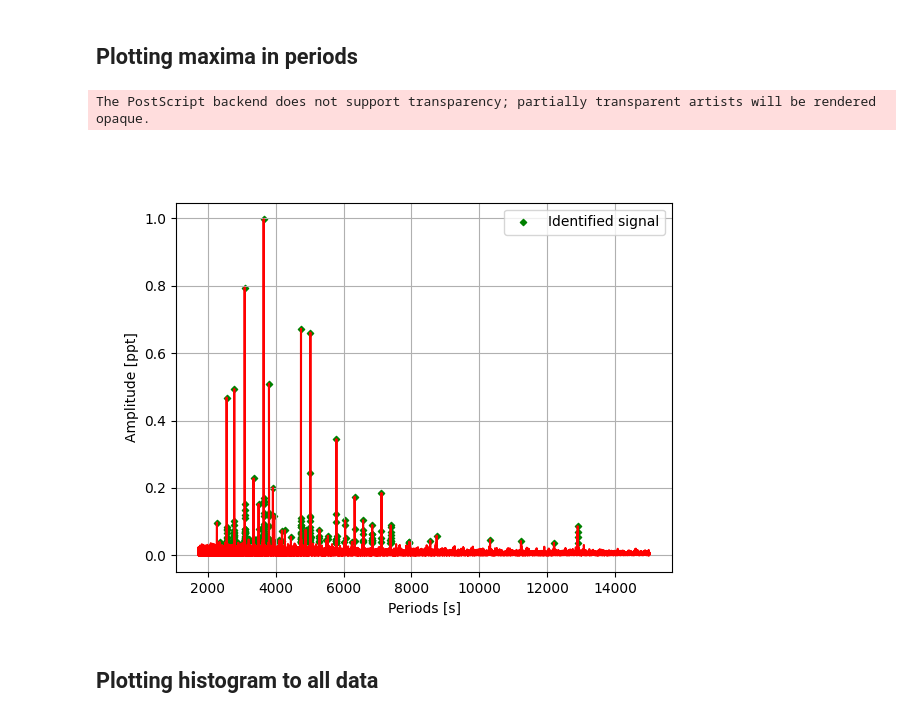
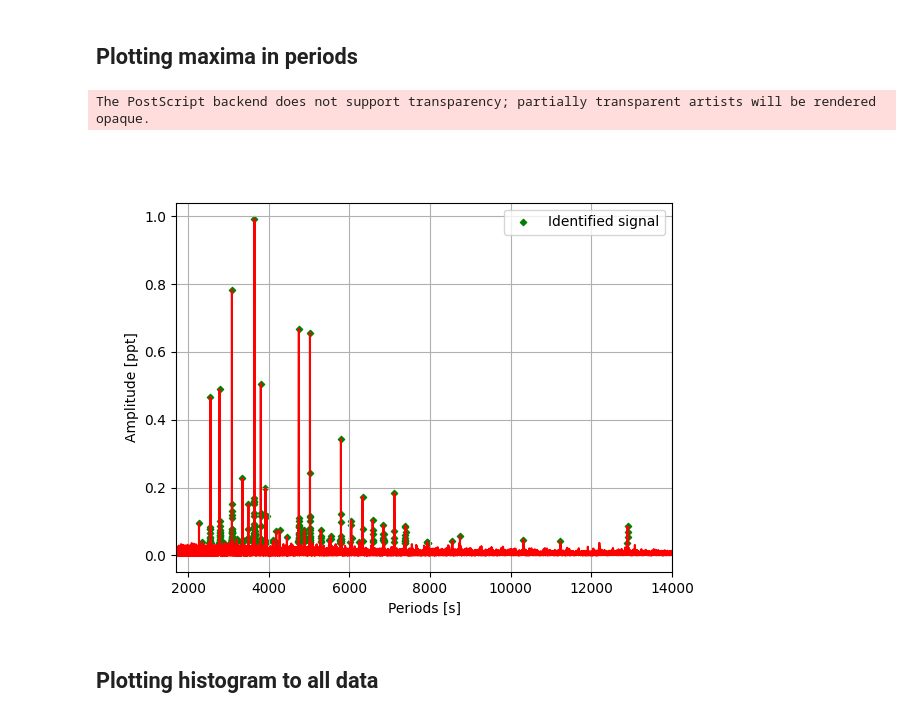
Before and after one commit to RadekKlucz/identification-of-sdBV-star-pulsed-modes, a Jupyter notebook: main/main.ipynb, the cells around one changed output. Saved outputs shown, nothing was run; the diff lists cells and outputs as text; code cells hidden in the pictures.

```diff
--- a/main/main.ipynb
+++ b/main/main.ipynb
@@ -66,15 +62,16 @@ axis_1.grid()
 # %%
 figure_2 = plt.figure() #plotting maxima in periods
 axis_2 = figure_2.subplots()
 axis_2.plot(Load.periods[-575000:], Load.ppt[-575000:], color='red')
 axis_2.scatter(Load.peaks_periods[2:], Load.height[2:], color ='green', s =10, marker ='D', label ='Identified signal')
 axis_2.set(xlabel='Periods [s]', ylabel='Amplitude [ppt]')
+axis_2.set_xlim(1700,14000)
 axis_2.legend()
 axis_2.grid()
 plt.savefig('identified_signal_in_period.eps', format='eps')
 # %% [output]
 The PostScript backend does not support transparency; partially transparent artists will be rendered opaque.
-[figure, old version]
+[figure, new version]
 # %% [markdown]
 ## Plotting histogram to all data
 # %%
```
Also changed, not shown: parts of 28 cells of this notebook, 14 other files.
